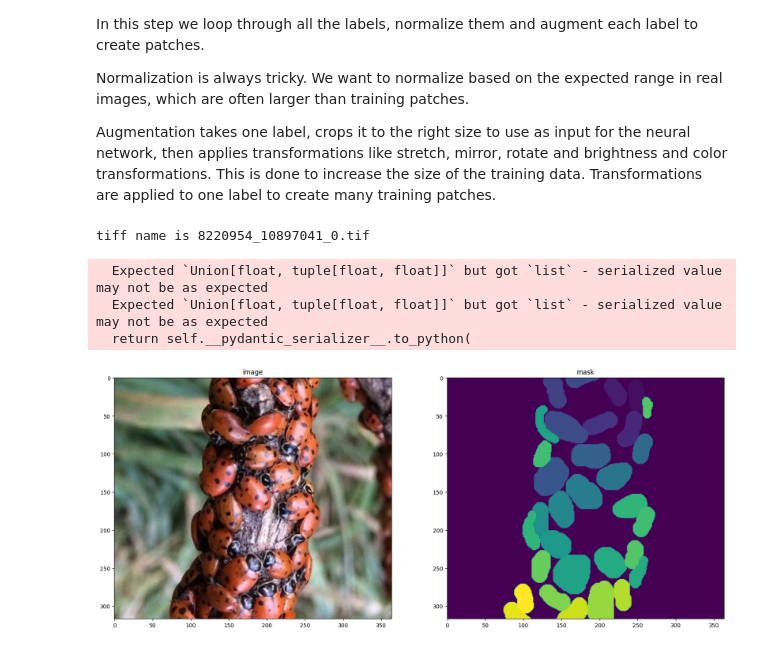
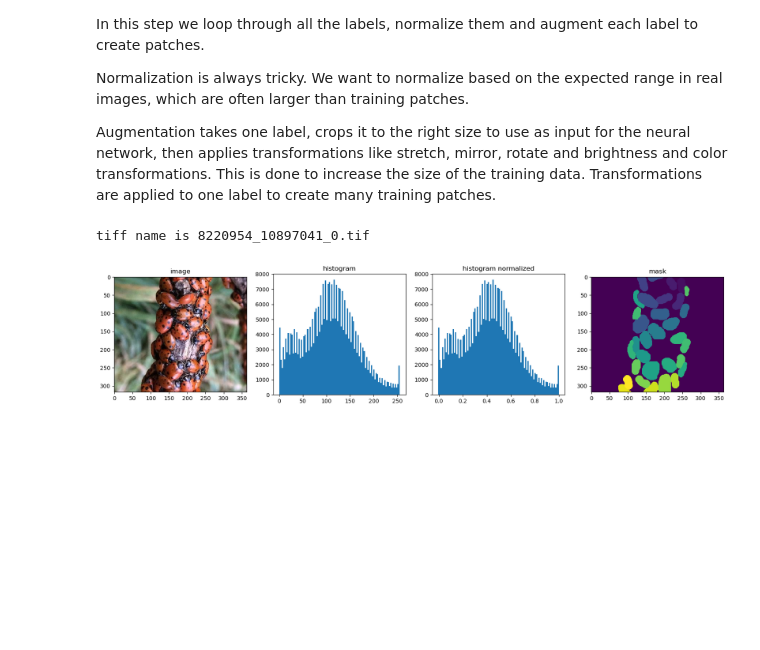
Before and after one commit to True-North-Intelligent-Algorithms/notebooks-and-napari-widgets-for-dl, a Jupyter notebook: docs/10_label_augment_train/20_create_patches.ipynb, the cells around one changed output. Cells and saved outputs as stored; diff of their text form; code cells hidden in the pictures; blank space fills up the shorter version.

Commit message:
Iterate on label-augment-train notebooks

```diff
--- a/docs/10_label_augment_train/20_create_patches.ipynb
+++ b/docs/10_label_augment_train/20_create_patches.ipynb
@@ -72,8 +73,11 @@ Normalization is always tricky.  We want to normalize based on the expected rang
 
 Augmentation takes one label, crops it to the right size to use as input for the neural network, then applies transformations like stretch, mirror, rotate and brightness and color transformations.  This is done to increase the size of the training data.  Transformations are applied to one label to create many training patches.
 # %%
+import warnings
+warnings.filterwarnings('ignore')
+
 patch_size = 256
-number_patches = 200
+number_patches = 100
 
 # create a df to save the label names in
 df = pd.DataFrame(columns=['base_name', 'xstart', 'ystart', 'xend', 'yend'])
@@ -82,40 +86,51 @@ for i in range(len(tif_files)):
     # User input set index of label
 
     # get tif name
     tif_name = os.path.basename(tif_files[i])
     print('tiff name is', tif_name)
 
     image = imread(str(image_label_paths[0]/ (tif_name)))
 
     image = image
 
     # read labels (there can be more than one class)
     labels = []
     for ground_truths_label_path in ground_truths_label_paths:
         label = imread(os.path.join(ground_truths_label_path / (tif_name)))
         labels.append(label)
 
+    image_normalized = quantile_normalization(image, quantile_low = .01, quantile_high=.998, clip = False).astype(np.float32)
+
     # show labels image
     images_to_show=[]
     titles = []
+    plottypes = []
+
     images_to_show.append(image)
     titles.append("image")
+    plottypes.append('imshow')
+
+    images_to_show.append(image)
+    titles.append("histogram")
+    plottypes.append('hist')
+
+    images_to_show.append(image_normalized)
+    titles.append("histogram normalized")
+    plottypes.append('hist')
 
     for label in labels:
         images_to_show.append(label)
         titles.append("mask")
+        plottypes.append('imshow')
 
-    fig = imshow_multi2d(images_to_show, titles, 1, len(images_to_show), width=20, height=10)
+    fig = imshow_multi2d(images_to_show, titles, 1, len(images_to_show), width=20, height=4, plottypes=plottypes)
 
-    image = quantile_normalization(image, quantile_low = .01, quantile_high=.998, clip = False).astype(np.float32)
 
-    uber_augmenter(image, labels, Path(patch_path), 'grid', patch_size, number_patches, do_random_brightness_contrast = False, do_random_gamma=False)
-    uber_augmenter(image, labels, Path(patch_path), 'grid', patch_size, number_patches, do_random_brightness_contrast = True, do_random_gamma=False)
-    uber_augmenter(image, labels, Path(patch_path), 'grid', patch_size, number_patches, do_random_brightness_contrast = True, do_random_gamma=True)
-    uber_augmenter(image, labels, Path(patch_path), 'grid', patch_size, number_patches, do_random_brightness_contrast = True, do_random_gamma=True, do_color_jitter = True)
+    #uber_augmenter(image, labels, Path(patch_path), 'grid', patch_size, number_patches, do_random_brightness_contrast = False, do_random_gamma=False)
+    #uber_augmenter(image, labels, Path(patch_path), 'grid', patch_size, number_patches, do_random_brightness_contrast = True, do_random_gamma=False)
+    #uber_augmenter(image, labels, Path(patch_path), 'grid', patch_size, number_patches, do_random_brightness_contrast = True, do_random_gamma=True)
+    #uber_augmenter(image, labels, Path(patch_path), 'grid', patch_size, number_patches, do_random_brightness_contrast = True, do_random_gamma=True, do_color_jitter = True)
+    uber_augmenter(image_normalized, labels, Path(patch_path), 'grid', patch_size, number_patches, do_random_brightness_contrast = True, do_random_gamma=True, do_color_jitter = True, save_histogram=True, size_factor=5)
 # %% [output]
 tiff name is 8220954_10897041_0.tif
-  Expected `Union[float, tuple[float, float]]` but got `list` - serialized value may not be as expected
-  Expected `Union[float, tuple[float, float]]` but got `list` - serialized value may not be as expected
-  return self.__pydantic_serializer__.to_python(
-[figure, old version]
+[figure, new version]
```
Also changed, not shown: parts of 1 cell of this notebook, 2 other files.
